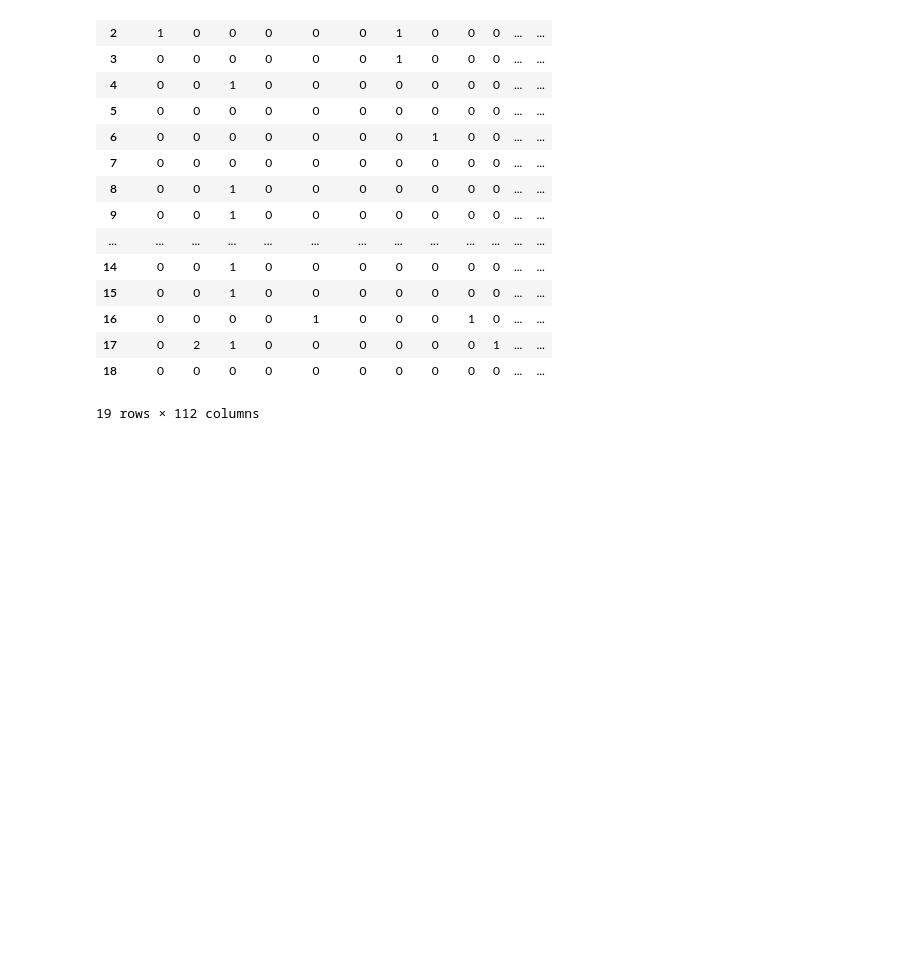
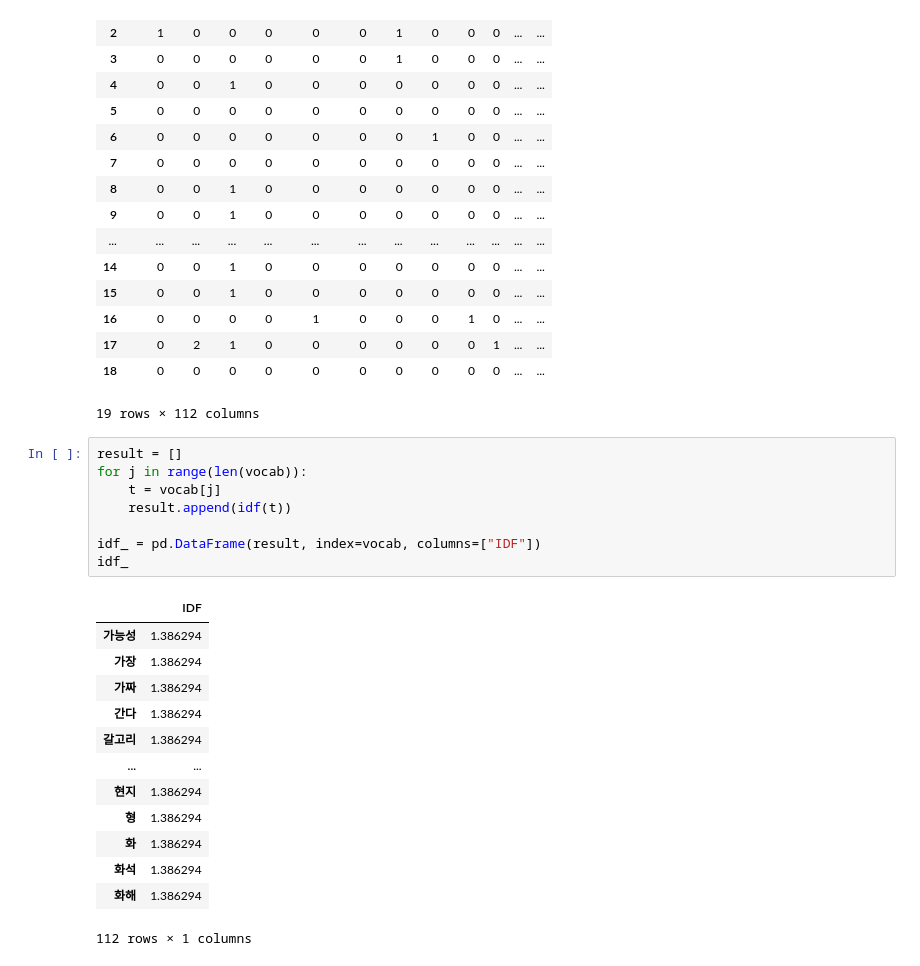
Before and after one commit to soldierzeus/bigdata_thunder, a Jupyter notebook: bigdata2/practice_bigdata_project.ipynb, the cells around one changed output. Drawn from its saved outputs; the diff is of its cells as text; blank space fills up the shorter version.

```diff
--- a/bigdata2/practice_bigdata_project.ipynb
+++ b/bigdata2/practice_bigdata_project.ipynb
@@ -569,3 +648,25 @@ tf_
 | 17 | 0 | 2 | 1 | 0 | 0 | 0 | 0 | 0 | 0 | 1 | ... | ... |
 | 18 | 0 | 0 | 0 | 0 | 0 | 0 | 0 | 0 | 0 | 0 | ... | ... |
 19 rows × 112 columns
+# %%
+result = []
+for j in range(len(vocab)):
+    t = vocab[j]
+    result.append(idf(t))
+
+idf_ = pd.DataFrame(result, index=vocab, columns=["IDF"])
+idf_
+# %% [output]
+|  | IDF |
+| 가능성 | 1.386294 |
+| 가장 | 1.386294 |
+| 가짜 | 1.386294 |
+| 간다 | 1.386294 |
+| 갈고리 | 1.386294 |
+| ... | ... |
+| 현지 | 1.386294 |
+| 형 | 1.386294 |
+| 화 | 1.386294 |
+| 화석 | 1.386294 |
+| 화해 | 1.386294 |
+112 rows × 1 columns
```
Also changed, not shown: parts of 18 cells of this notebook, 1 other file.
